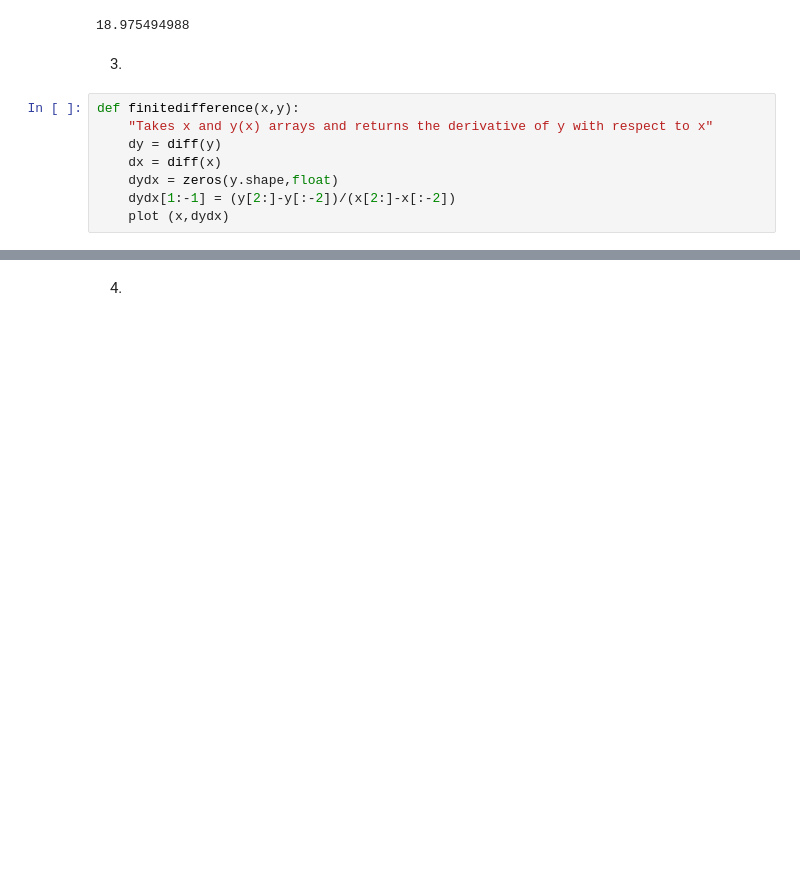
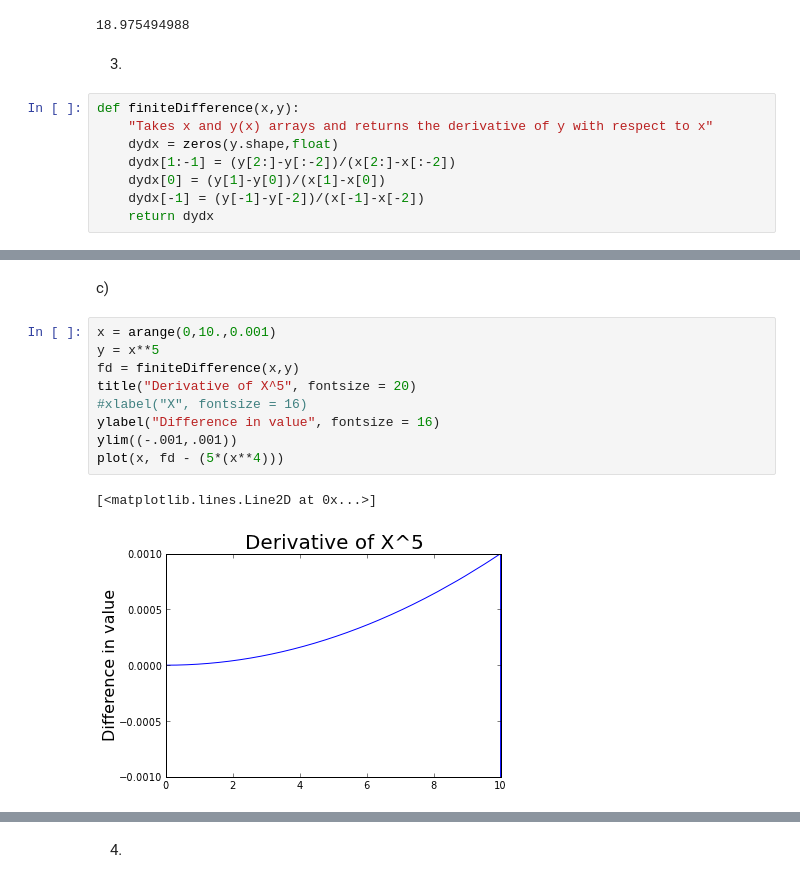
Before and after one commit to dbenton93/PHYS202-S13, a Jupyter notebook: Week4/InterpandDiffEx3.ipynb, the cells around one changed output, grey strips where cells are left out. Drawn from its saved outputs; the diff is of its cells as text; blank space fills up the shorter version.

```diff
--- a/Week4/InterpandDiffEx3.ipynb
+++ b/Week4/InterpandDiffEx3.ipynb
@@ -72,10 +76,10 @@ print Temp(2.3728378758983)
 # %% [markdown]
 3.
 # %%
-def finitedifference(x,y):
+def finiteDifference(x,y):
     "Takes x and y(x) arrays and returns the derivative of y with respect to x"
-    dy = diff(y)
-    dx = diff(x)
     dydx = zeros(y.shape,float)
     dydx[1:-1] = (y[2:]-y[:-2])/(x[2:]-x[:-2])
-    plot (x,dydx)
+    dydx[0] = (y[1]-y[0])/(x[1]-x[0])
+    dydx[-1] = (y[-1]-y[-2])/(x[-1]-x[-2])
+    return dydx
@@ -87,0 +132,14 @@ ValueError: only 2 non-keyword arguments accepted
+# %% [markdown]
+c)
+# %%
+x = arange(0,10.,0.001)
+y = x**5
+fd = finiteDifference(x,y)
+title("Derivative of X^5", fontsize = 20)
+#xlabel("X", fontsize = 16)
+ylabel("Difference in value", fontsize = 16)
+ylim((-.001,.001))
+plot(x, fd - (5*(x**4)))
+# %% [output]
+[<matplotlib.lines.Line2D at 0x...>]
+[figure, added]
```
Also changed, not shown: parts of 21 cells of this notebook, 1 other file.
